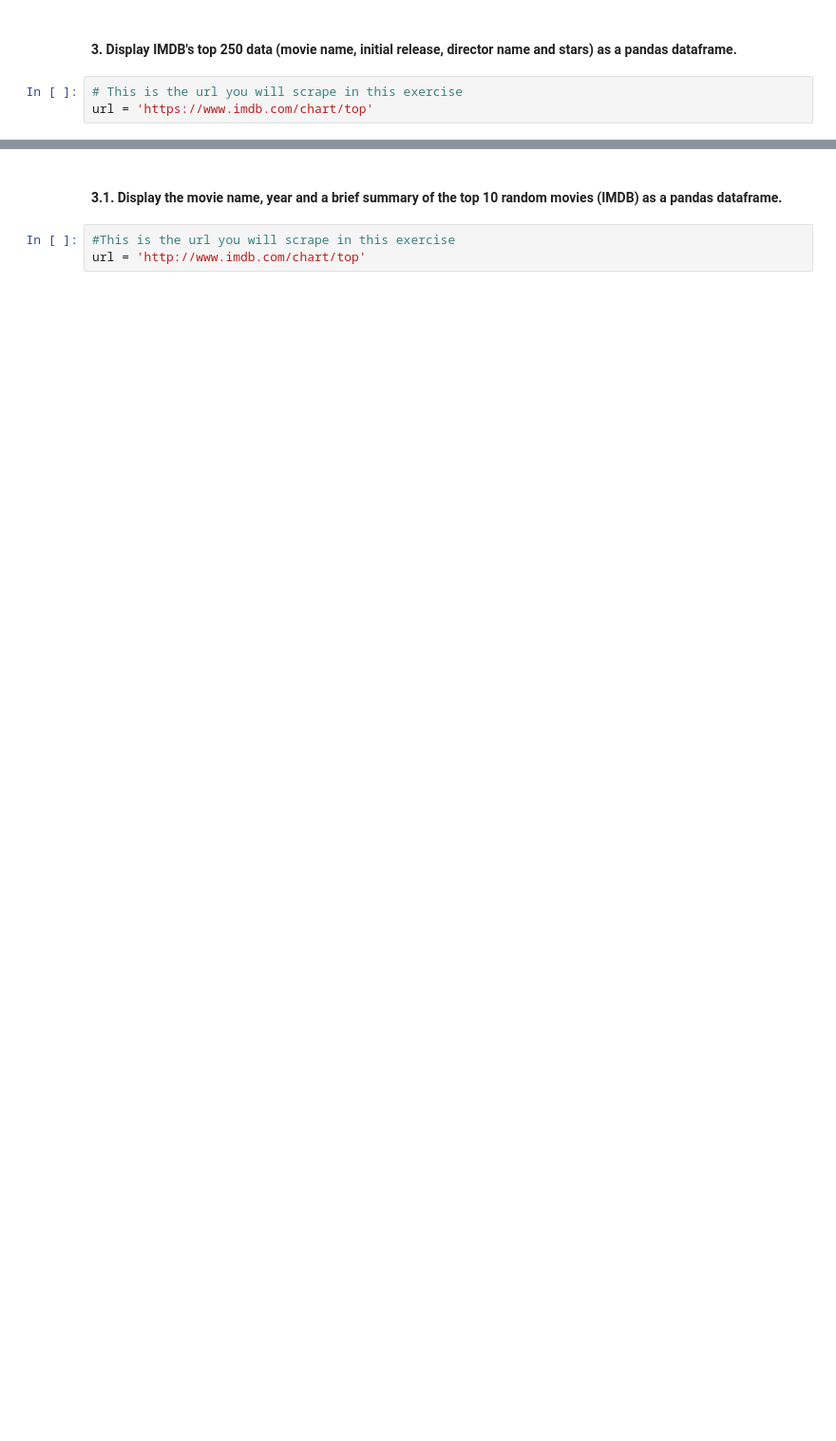
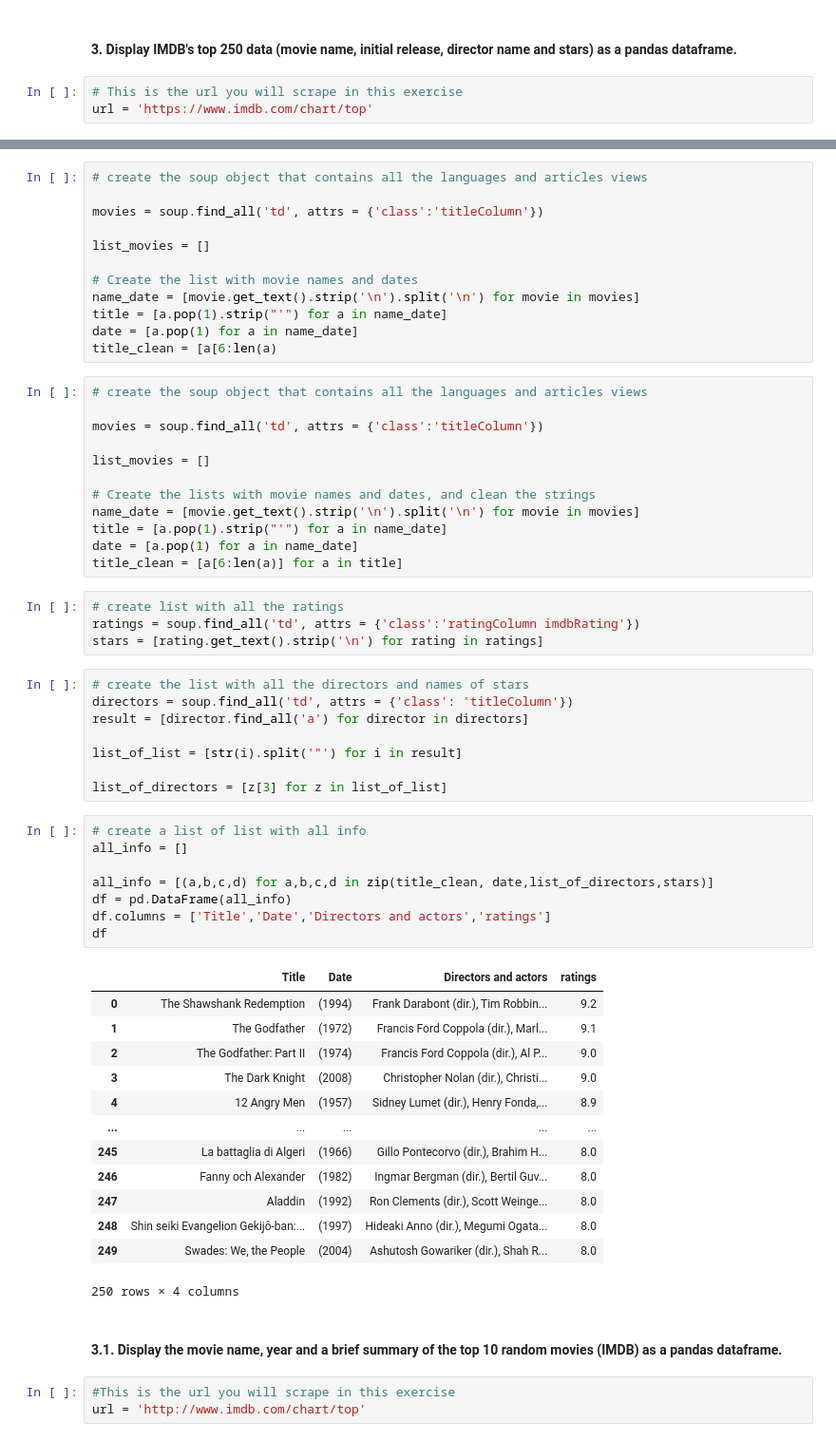
Before and after one commit to ta-data-lis/lab-web-scraping, a Jupyter notebook: your-code/main.ipynb, the cells around one changed output, grey strips where cells are left out. Shown at 95% size. Drawn from its saved outputs; the diff is of its cells as text; blank space fills up the shorter version.

```diff
--- a/your-code/main.ipynb
+++ b/your-code/main.ipynb
@@ -125,3 +350,61 @@ url = 'https://www.imdb.com/chart/top'
+# %%
+# create the soup object that contains all the languages and articles views
+
+movies = soup.find_all('td', attrs = {'class':'titleColumn'})
+
+list_movies = []
+
+# Create the list with movie names and dates
+name_date = [movie.get_text().strip('\n').split('\n') for movie in movies]
+title = [a.pop(1).strip("'") for a in name_date]
+date = [a.pop(1) for a in name_date]
+title_clean = [a[6:len(a)
+# %%
+# create the soup object that contains all the languages and articles views
+
+movies = soup.find_all('td', attrs = {'class':'titleColumn'})
+
+list_movies = []
+
+# Create the lists with movie names and dates, and clean the strings
+name_date = [movie.get_text().strip('\n').split('\n') for movie in movies]
+title = [a.pop(1).strip("'") for a in name_date]
+date = [a.pop(1) for a in name_date]
+title_clean = [a[6:len(a)] for a in title]
+# %%
+# create list with all the ratings
+ratings = soup.find_all('td', attrs = {'class':'ratingColumn imdbRating'})
+stars = [rating.get_text().strip('\n') for rating in ratings]
+# %%
+# create the list with all the directors and names of stars
+directors = soup.find_all('td', attrs = {'class': 'titleColumn'})
+result = [director.find_all('a') for director in directors]
+
+list_of_list = [str(i).split('"') for i in result]
+
+list_of_directors = [z[3] for z in list_of_list]
+# %%
+# create a list of list with all info
+all_info = []
+
+all_info = [(a,b,c,d) for a,b,c,d in zip(title_clean, date,list_of_directors,stars)]
+df = pd.DataFrame(all_info)
+df.columns = ['Title','Date','Directors and actors','ratings']
+df
+# %% [output]
+|  | Title | Date | Directors and actors | ratings |
+| 0 | The Shawshank Redemption | (1994) | Frank Darabont (dir.), Tim Robbin... | 9.2 |
+| 1 | The Godfather | (1972) | Francis Ford Coppola (dir.), Marl... | 9.1 |
+| 2 | The Godfather: Part II | (1974) | Francis Ford Coppola (dir.), Al P... | 9.0 |
+| 3 | The Dark Knight | (2008) | Christopher Nolan (dir.), Christi... | 9.0 |
+| 4 | 12 Angry Men | (1957) | Sidney Lumet (dir.), Henry Fonda,... | 8.9 |
+| ... | ... | ... | ... | ... |
+| 245 | La battaglia di Algeri | (1966) | Gillo Pontecorvo (dir.), Brahim H... | 8.0 |
+| 246 | Fanny och Alexander | (1982) | Ingmar Bergman (dir.), Bertil Guv... | 8.0 |
+| 247 | Aladdin | (1992) | Ron Clements (dir.), Scott Weinge... | 8.0 |
+| 248 | Shin seiki Evangelion Gekijô-ban:... | (1997) | Hideaki Anno (dir.), Megumi Ogata... | 8.0 |
+| 249 | Swades: We, the People | (2004) | Ashutosh Gowariker (dir.), Shah R... | 8.0 |
+250 rows × 4 columns
 # %% [markdown]
 #### 3.1. Display the movie name, year and a brief summary of the top 10 random movies (IMDB) as a pandas dataframe.
 # %%
```
Also changed, not shown: parts of 20 cells of this notebook.
